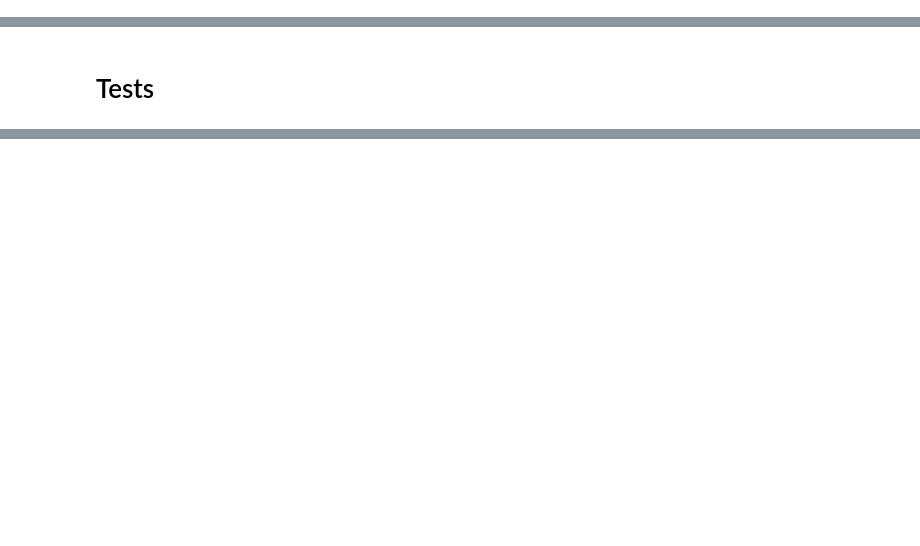
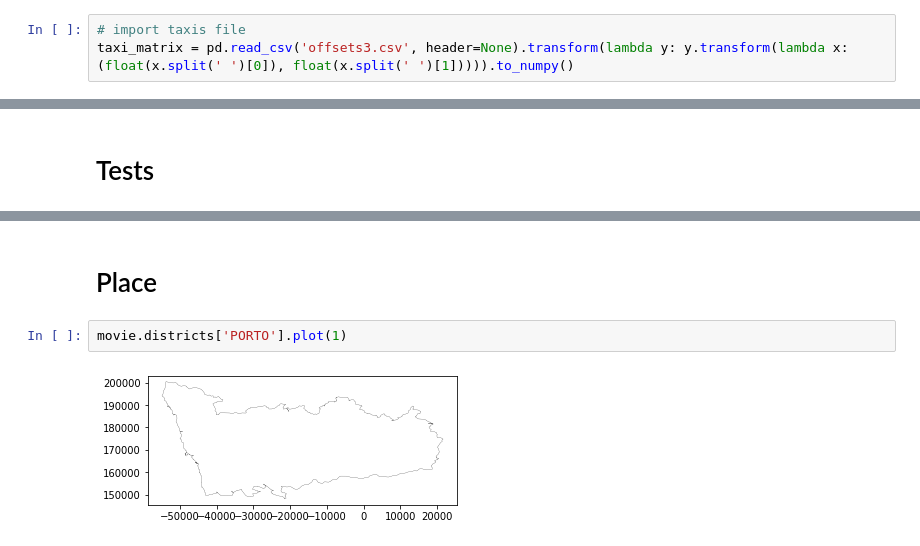
Before and after one commit to luckP/TABD_project, a Jupyter notebook: class/Dashboard2.ipynb, the cells around one changed output, grey strips where cells are left out. Saved outputs shown, nothing was run; the diff lists cells and outputs as text; blank space fills up the shorter version.

```diff
--- a/class/Dashboard2.ipynb
+++ b/class/Dashboard2.ipynb
@@ -32,6 +46,9 @@ pn.extension()
 # %% [output]
 [interactive output not drawn]
 [interactive output not drawn]
+# %%
+# import taxis file
+taxi_matrix = pd.read_csv('offsets3.csv', header=None).transform(lambda y: y.transform(lambda x: (float(x.split(' ')[0]), float(x.split(' ')[1])))).to_numpy()
 # %% [markdown]
 # Classes
 # %% [markdown]
@@ -484,0 +1271,6 @@ occupancy
+# %% [markdown]
+# Place
+# %%
+movie.districts['PORTO'].plot(1)
+# %% [output]
+[figure, added]
```
Also changed, not shown: parts of 39 cells of this notebook, 4 other files.
